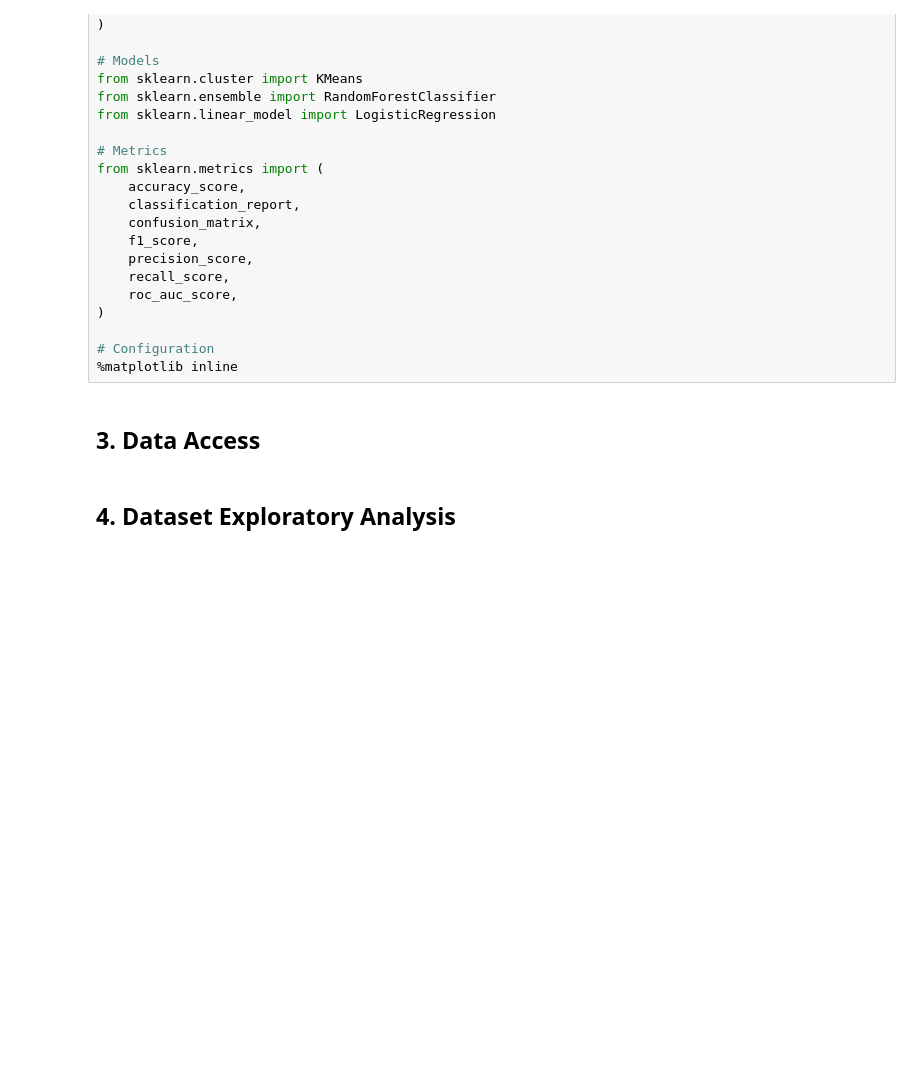
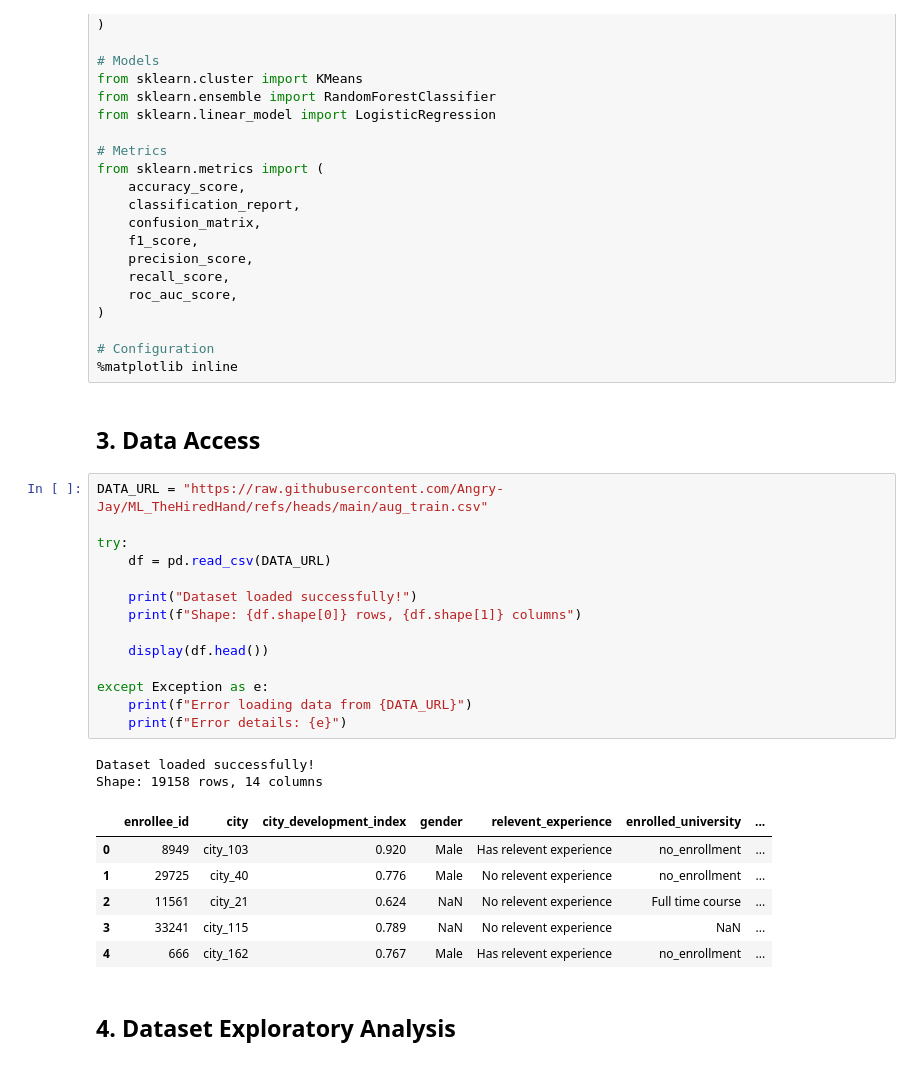
Before and after one commit to Angry-Jay/ML_TheHiredHand, a Jupyter notebook: ml-the-hired-hand.ipynb, the cells around one changed output. Drawn from its saved outputs; the diff is of its cells as text; blank space fills up the shorter version.

```diff
--- a/ml-the-hired-hand.ipynb
+++ b/ml-the-hired-hand.ipynb
@@ -184,6 +158,29 @@ from sklearn.metrics import (
 %matplotlib inline
 # %% [markdown]
 ## 3. Data Access
+# %%
+DATA_URL = "https://raw.githubusercontent.com/Angry-Jay/ML_TheHiredHand/refs/heads/main/aug_train.csv"
+
+try:
+    df = pd.read_csv(DATA_URL)
+
+    print("Dataset loaded successfully!")
+    print(f"Shape: {df.shape[0]} rows, {df.shape[1]} columns")
+
+    display(df.head())
+
+except Exception as e:
+    print(f"Error loading data from {DATA_URL}")
+    print(f"Error details: {e}")
+# %% [output]
+Dataset loaded successfully!
+Shape: 19158 rows, 14 columns
+|  | enrollee_id | city | city_development_index | gender | relevent_experience | enrolled_university | ... |
+| 0 | 8949 | city_103 | 0.920 | Male | Has relevent experience | no_enrollment | ... |
+| 1 | 29725 | city_40 | 0.776 | Male | No relevent experience | no_enrollment | ... |
+| 2 | 11561 | city_21 | 0.624 | NaN | No relevent experience | Full time course | ... |
+| 3 | 33241 | city_115 | 0.789 | NaN | No relevent experience | NaN | ... |
+| 4 | 666 | city_162 | 0.767 | Male | Has relevent experience | no_enrollment | ... |
 # %% [markdown]
 ## 4. Dataset Exploratory Analysis
 # %% [markdown]
```
Also changed, not shown: parts of 22 cells of this notebook.
